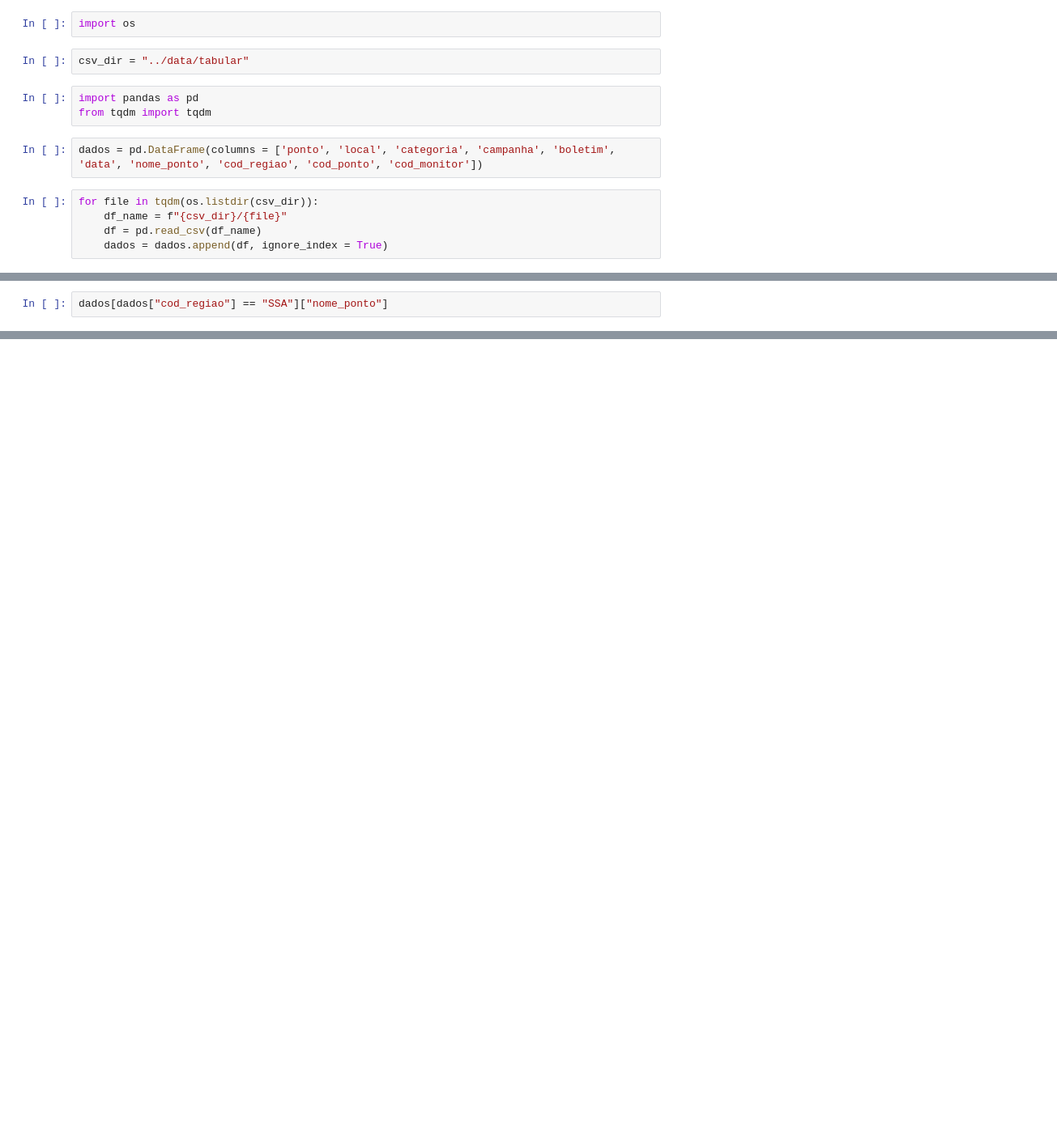
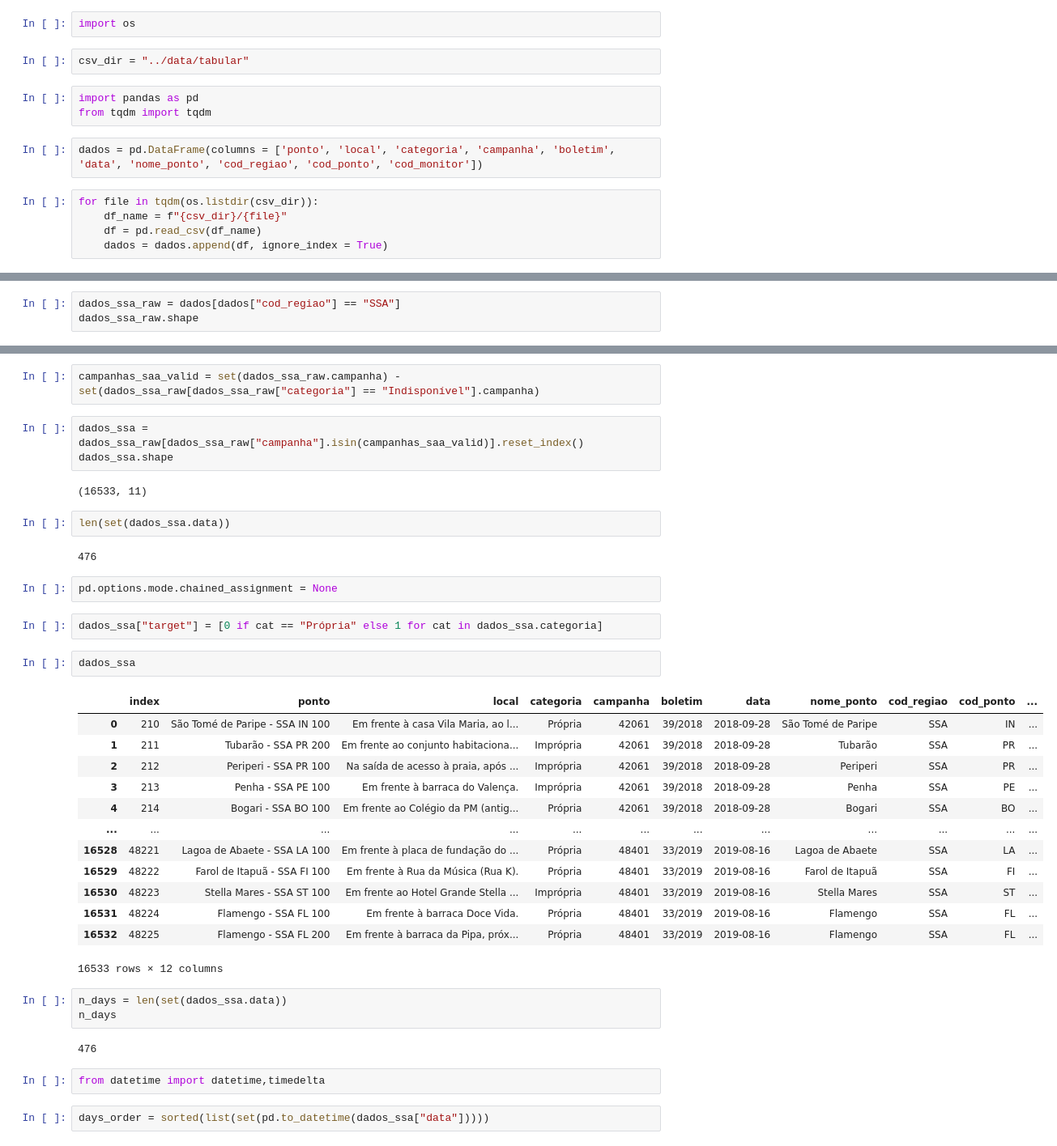
Before and after one commit to adelmofilho/BeachWaterQuality, a Jupyter notebook: notebooks/Untitled.ipynb, the cells around one changed output, grey strips where cells are left out. Shown at 81% size. Cells and saved outputs as stored; diff of their text form; blank space fills up the shorter version.

```diff
--- a/notebooks/Untitled.ipynb
+++ b/notebooks/Untitled.ipynb
@@ -30,3 +28,4 @@ dados.head()
 # %%
-dados[dados["cod_regiao"] == "SSA"]["nome_ponto"]
+dados_ssa_raw = dados[dados["cod_regiao"] == "SSA"]
+dados_ssa_raw.shape
 # %% [output]
@@ -58,0 +33,40 @@ flamengo.groupby("categoria").count()
+# %%
+campanhas_saa_valid = set(dados_ssa_raw.campanha) - set(dados_ssa_raw[dados_ssa_raw["categoria"] == "Indisponível"].campanha)
+# %%
+dados_ssa = dados_ssa_raw[dados_ssa_raw["campanha"].isin(campanhas_saa_valid)].reset_index()
+dados_ssa.shape
+# %% [output]
+(16533, 11)
+# %%
+len(set(dados_ssa.data))
+# %% [output]
+476
+# %%
+pd.options.mode.chained_assignment = None
+# %%
+dados_ssa["target"] = [0 if cat == "Própria" else 1 for cat in dados_ssa.categoria]
+# %%
+dados_ssa
+# %% [output]
+|  | index | ponto | local | categoria | campanha | boletim | data | nome_ponto | cod_regiao | cod_ponto | ... |
+| 0 | 210 | São Tomé de Paripe - SSA IN 100 | Em frente à casa Vila Maria, ao l... | Própria | 42061 | 39/2018 | 2018-09-28 | São Tomé de Paripe | SSA | IN | ... |
+| 1 | 211 | Tubarão - SSA PR 200 | Em frente ao conjunto habitaciona... | Imprópria | 42061 | 39/2018 | 2018-09-28 | Tubarão | SSA | PR | ... |
+| 2 | 212 | Periperi - SSA PR 100 | Na saída de acesso à praia, após ... | Imprópria | 42061 | 39/2018 | 2018-09-28 | Periperi | SSA | PR | ... |
+| 3 | 213 | Penha - SSA PE 100 | Em frente à barraca do Valença. | Imprópria | 42061 | 39/2018 | 2018-09-28 | Penha | SSA | PE | ... |
+| 4 | 214 | Bogari - SSA BO 100 | Em frente ao Colégio da PM (antig... | Própria | 42061 | 39/2018 | 2018-09-28 | Bogari | SSA | BO | ... |
+| ... | ... | ... | ... | ... | ... | ... | ... | ... | ... | ... | ... |
+| 16528 | 48221 | Lagoa de Abaete - SSA LA 100 | Em frente à placa de fundação do ... | Própria | 48401 | 33/2019 | 2019-08-16 | Lagoa de Abaete | SSA | LA | ... |
+| 16529 | 48222 | Farol de Itapuã - SSA FI 100 | Em frente à Rua da Música (Rua K). | Própria | 48401 | 33/2019 | 2019-08-16 | Farol de Itapuã | SSA | FI | ... |
+| 16530 | 48223 | Stella Mares - SSA ST 100 | Em frente ao Hotel Grande Stella ... | Imprópria | 48401 | 33/2019 | 2019-08-16 | Stella Mares | SSA | ST | ... |
+| 16531 | 48224 | Flamengo - SSA FL 100 | Em frente à barraca Doce Vida. | Própria | 48401 | 33/2019 | 2019-08-16 | Flamengo | SSA | FL | ... |
+| 16532 | 48225 | Flamengo - SSA FL 200 | Em frente à barraca da Pipa, próx... | Própria | 48401 | 33/2019 | 2019-08-16 | Flamengo | SSA | FL | ... |
+16533 rows × 12 columns
+# %%
+n_days = len(set(dados_ssa.data))
+n_days
+# %% [output]
+476
+# %%
+from datetime import datetime,timedelta
+# %%
+days_order = sorted(list(set(pd.to_datetime(dados_ssa["data"]))))
```
Also changed, not shown: parts of 19 cells of this notebook, 1 other file.
